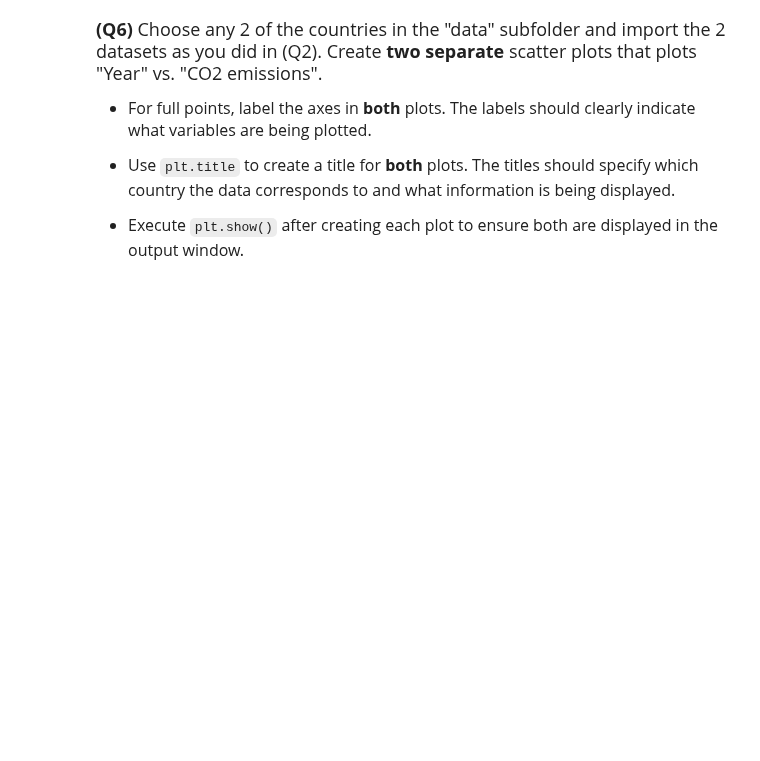
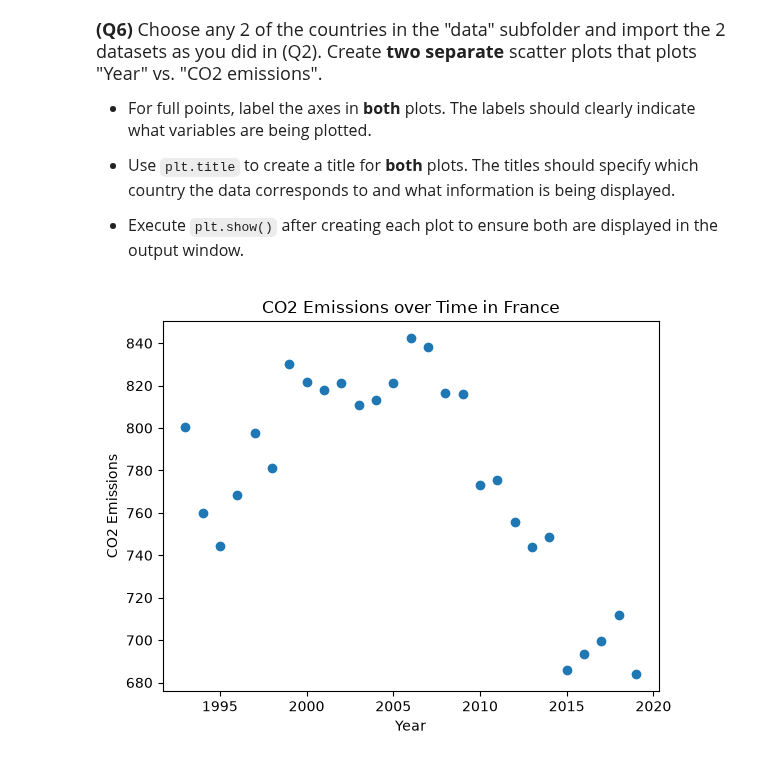
Before and after one commit to naomilai/datasci185fall2026, a Jupyter notebook: _assignments/assignment_2/Assignment2.ipynb, the cells around one changed output. Cells and saved outputs as stored; diff of their text form; code cells hidden in the pictures; blank space fills up the shorter version.

```diff
--- a/_assignments/assignment_2/Assignment2.ipynb
+++ b/_assignments/assignment_2/Assignment2.ipynb
@@ -118,0 +159,18 @@ us_emissions["CO2_emission"].describe()
+# %%
+# Write your answer
+
+france_path = "data/france_emission.csv"
+germany_path = "data/germany_emission.csv"
+
+france_emissions = pd.read_csv(france_path)
+germany_emissions = pd.read_csv(germany_path)
+# %%
+# Plot - France
+plt.scatter(x=france_emissions["Year"], y=france_emissions["CO2_emission"])
+plt.xlabel("Year")
+plt.ylabel("CO2 Emissions")
+plt.title("CO2 Emissions over Time in France")
+
+plt.show()
+# %% [output]
+[figure, added]
```
Also changed, not shown: parts of 9 cells of this notebook.
